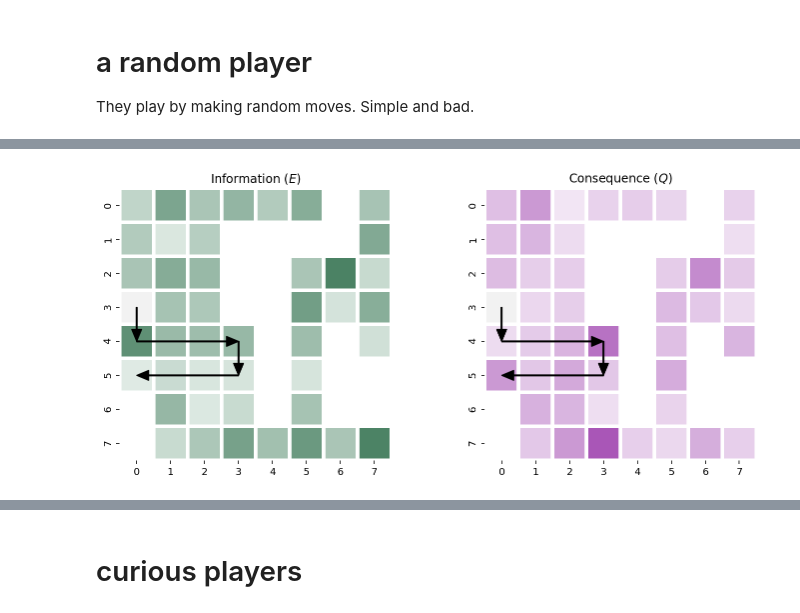
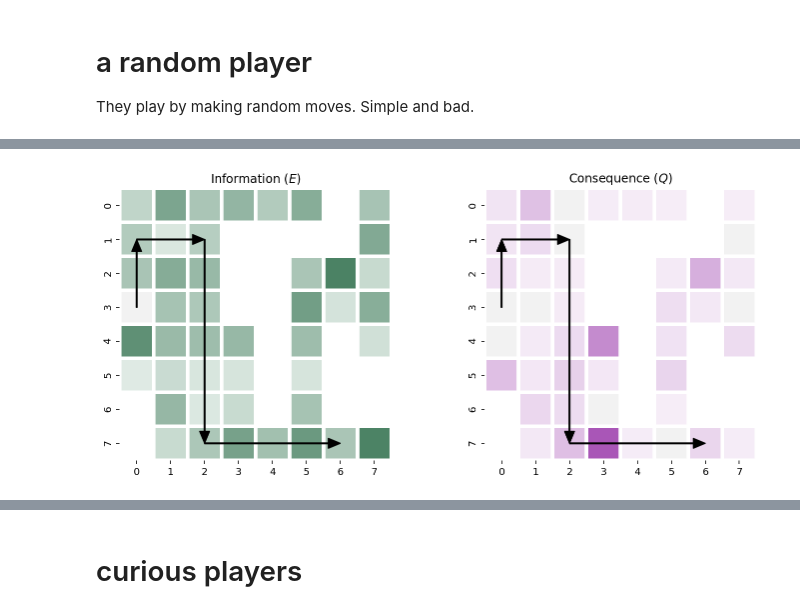
Before and after one commit to parenthetical-e/truthiness, a Jupyter notebook: player.ipynb, the cells around one changed output, grey strips where cells are left out. Cells and saved outputs as stored; diff of their text form; code cells hidden in the pictures.

```diff
--- a/player.ipynb
+++ b/player.ipynb
@@ -177,0 +182,30 @@ We also consider a couple more complex approaches which swtich amoung the simple
+# %%
+# hide
+from truthiness.plot import plot_maze
+from truthiness.plot import plot_available
+from truthiness.plot import plot_boards
+
+# Generate some data. Ignore the details here for now
+(moves, mazes, Es, Qs,) = run(
+    8,
+    Random(),
+    env_name="ToughGame1",
+    num_episodes=1,
+    num_steps=4,
+    maze_seed=56,
+    maze_kwargs={"k": 6},
+    env_seed=1,
+)
+
+E = extract_board(0, Es)
+Q = extract_board(0, Qs)
+maze = extract_board(0, mazes)
+selected = extract_moves(0, moves)
+
+# The board
+plot_boards(E, Q, moves=None, plot=True, height=5, width=12, mask=maze)
+
+# First moves
+x, y = selected[0]
+available = available_moves(x, y, maze)
+plot_available(x, y, maze, available, plot=True, height=5, width=5)
@@ -199,27 +237,27 @@ class Random:
 # %%
 # hide
 from truthiness.plot import plot_maze
 from truthiness.plot import plot_boards
 
 (moves, mazes, Es, Qs,) = run(
     8,
     Random(),
-    env_name="PlainGame1",
+    env_name="ToughGame1",
     num_episodes=1,
     num_steps=4,
     maze_seed=56,
     maze_kwargs={"k": 6},
     env_seed=1,
 )
 
 selected = extract_moves(0, moves)
 E = extract_board(0, Es)
 Q = extract_board(0, Qs)
 maze = extract_board(0, mazes)
 
 plot_boards(E, Q, moves=selected, plot=True, height=5, width=12, mask=maze)
 # %% [output]
-[figure, old version]
+[figure, new version]
 [interactive output not drawn]
 # %% [markdown]
 # curious players
```
Also changed, not shown: parts of 11 cells of this notebook, 7 other files.
